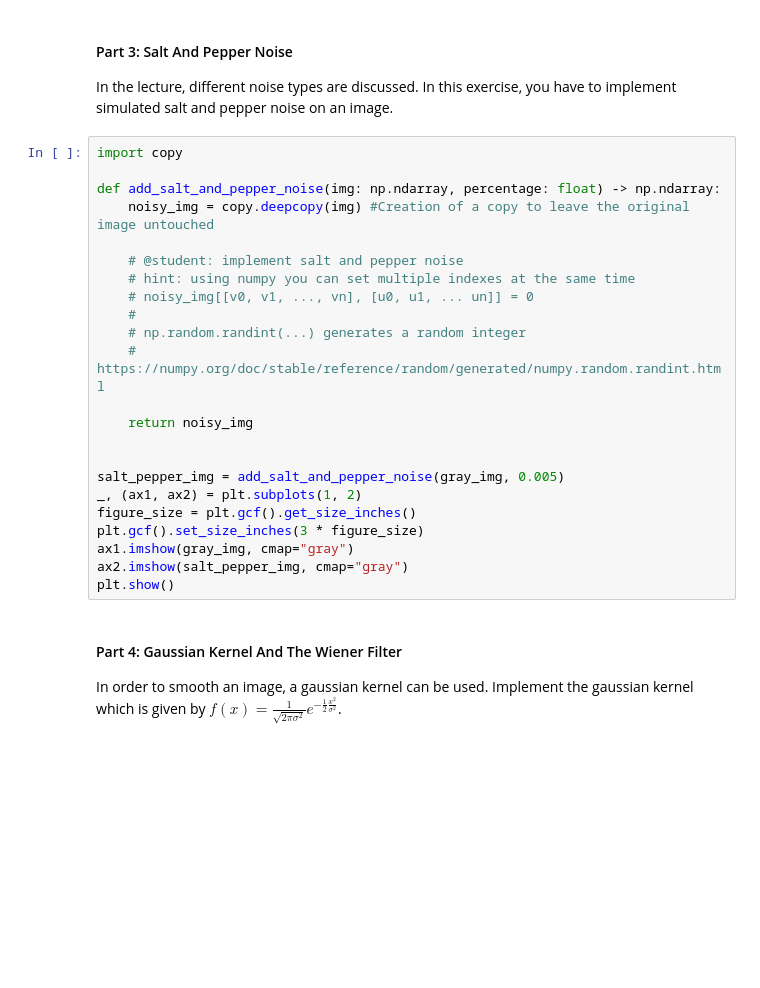
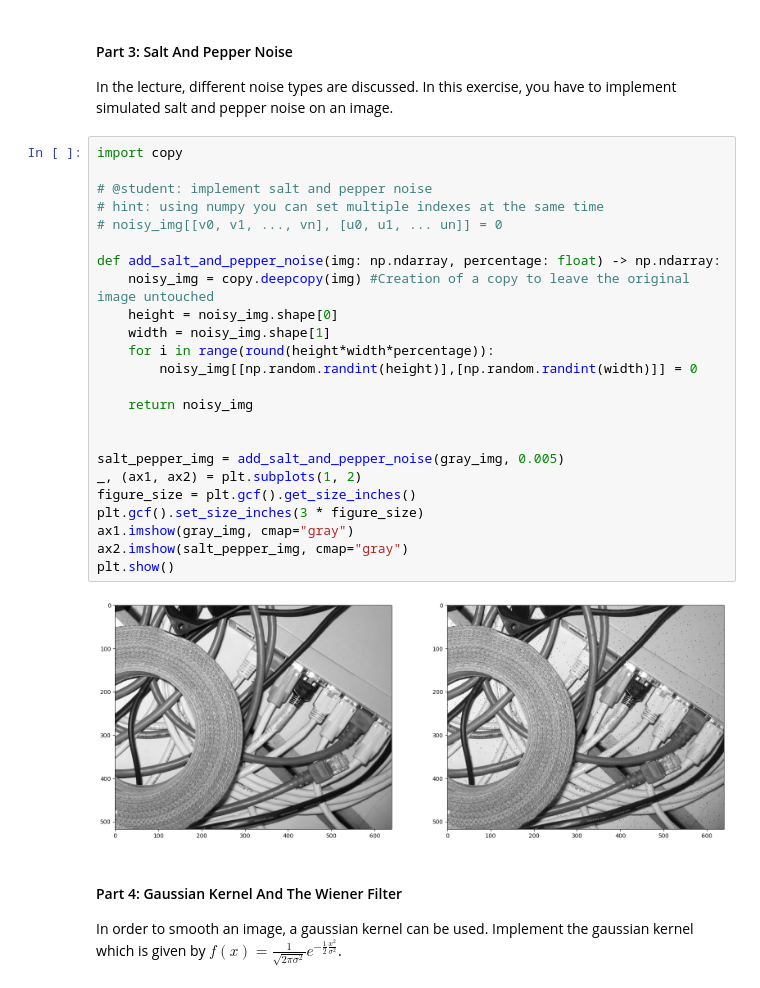
Before and after one commit to dcortesav/machine-vision-journey, a Jupyter notebook: notebooks/assignment_1.ipynb, the cells around one changed output. Drawn from its saved outputs; the diff is of its cells as text; blank space fills up the shorter version.

Commit message:
adding first implementation of salt and pepper noise

```diff
--- a/notebooks/assignment_1.ipynb
+++ b/notebooks/assignment_1.ipynb
@@ -205,26 +205,29 @@ In the lecture, different noise types are discussed. In this exercise, you have
 # %%
 import copy
 
+# @student: implement salt and pepper noise
+# hint: using numpy you can set multiple indexes at the same time
+# noisy_img[[v0, v1, ..., vn], [u0, u1, ... un]] = 0
+
 def add_salt_and_pepper_noise(img: np.ndarray, percentage: float) -> np.ndarray:
     noisy_img = copy.deepcopy(img) #Creation of a copy to leave the original image untouched
-
-    # @student: implement salt and pepper noise
-    # hint: using numpy you can set multiple indexes at the same time
-    # noisy_img[[v0, v1, ..., vn], [u0, u1, ... un]] = 0
-    #
-    # np.random.randint(...) generates a random integer
-    # https://numpy.org/doc/stable/reference/random/generated/numpy.random.randint.html
+    height = noisy_img.shape[0]
+    width = noisy_img.shape[1]
+    for i in range(round(height*width*percentage)):
+        noisy_img[[np.random.randint(height)],[np.random.randint(width)]] = 0
 
     return noisy_img
 
 
 salt_pepper_img = add_salt_and_pepper_noise(gray_img, 0.005)
 _, (ax1, ax2) = plt.subplots(1, 2)
 figure_size = plt.gcf().get_size_inches()
 plt.gcf().set_size_inches(3 * figure_size)
 ax1.imshow(gray_img, cmap="gray")
 ax2.imshow(salt_pepper_img, cmap="gray")
 plt.show()
+# %% [output]
+[figure, added]
 # %% [markdown]
 #### Part 4: Gaussian Kernel And The Wiener Filter
 
```
